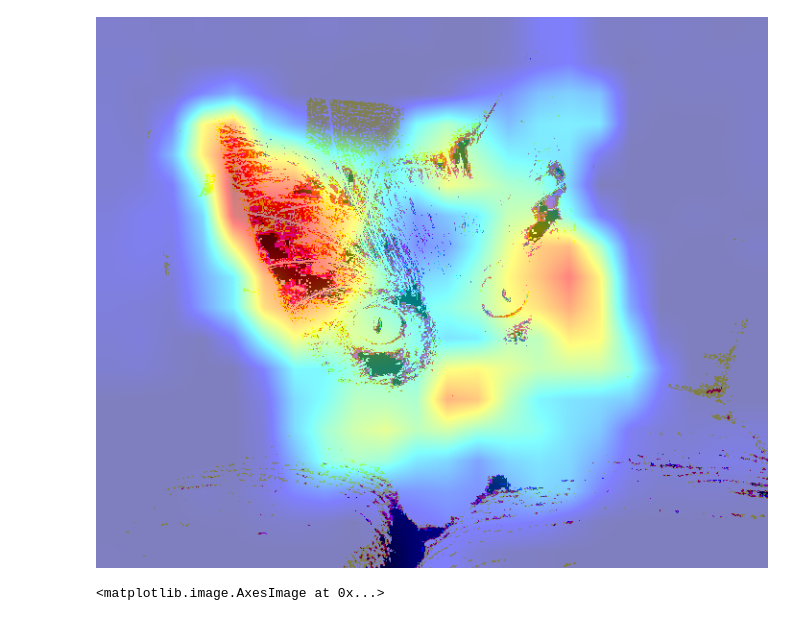
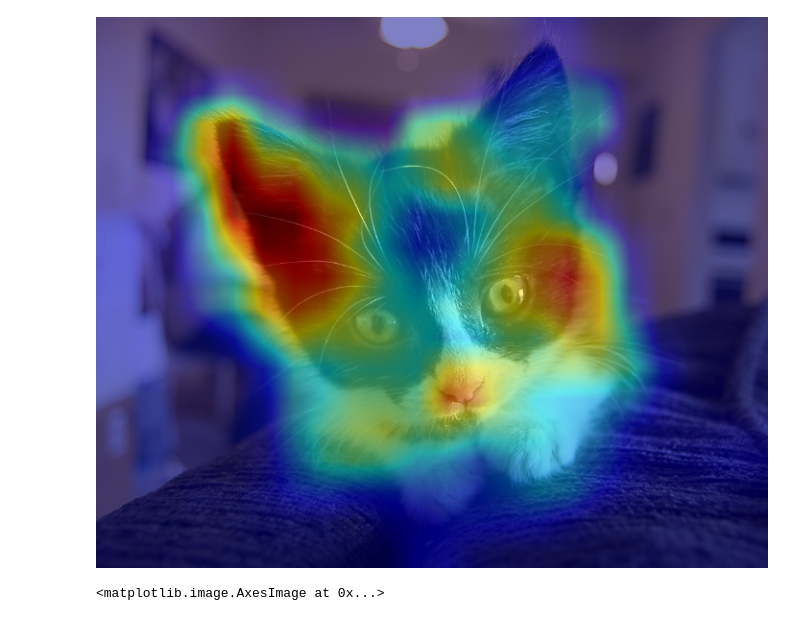
Before and after one commit to TheDylanM/REDI-utwente, a Jupyter notebook: test notebooks/Extract attention map with GradCam.ipynb, the cells around one changed output. Drawn from its saved outputs; the diff is of its cells as text; code cells hidden in the pictures.

Commit message:
Did the image divison by 255

```diff
--- a/test notebooks/Extract attention map with GradCam.ipynb
+++ b/test notebooks/Extract attention map with GradCam.ipynb
@@ -23,36 +23,35 @@ transform = torchvision.transforms.Compose([
 # Create an input tensor image for your model..
 input_tensor = transform(image)
 input_tensor = input_tensor.unsqueeze(0)
 
 # Note: input_tensor can be a batch tensor with several images!
 
 # Construct the CAM object once, and then re-use it on many images:
 cam = GradCAM(model=model, target_layers=target_layers, use_cuda=False)
 
 # You can also use it within a with statement, to make sure it is freed,
 # In case you need to re-create it inside an outer loop:
 # with GradCAM(model=model, target_layers=target_layers, use_cuda=args.use_cuda) as cam:
 #   ...
 
 # We have to specify the target we want to generate
 # the Class Activation Maps for.
 # If targets is None, the highest scoring category
 # will be used for every image in the batch.
 # Here we use ClassifierOutputTarget, but you can define your own custom targets
 # That are, for example, combinations of categories, or specific outputs in a non standard model.
 targets = [ClassifierOutputTarget(281)]
 
 # You can also pass aug_smooth=True and eigen_smooth=True, to apply smoothing.
 grayscale_cam = cam(input_tensor=input_tensor, targets=targets)
 
 # In this example grayscale_cam has only one image in the batch:
 grayscale_cam = grayscale_cam[0, :]
 
-
-visualization = show_cam_on_image(np.clip(image, 0, 1), grayscale_cam, use_rgb=True)
+visualization = show_cam_on_image(image/255, grayscale_cam, use_rgb=True)
 Image.fromarray(visualization)
 # %% [output]
-[figure, old version]
+[figure, new version]
 # %%
 g_img = np.asarray(Image.open(path).convert('L'))
 # %%
```
